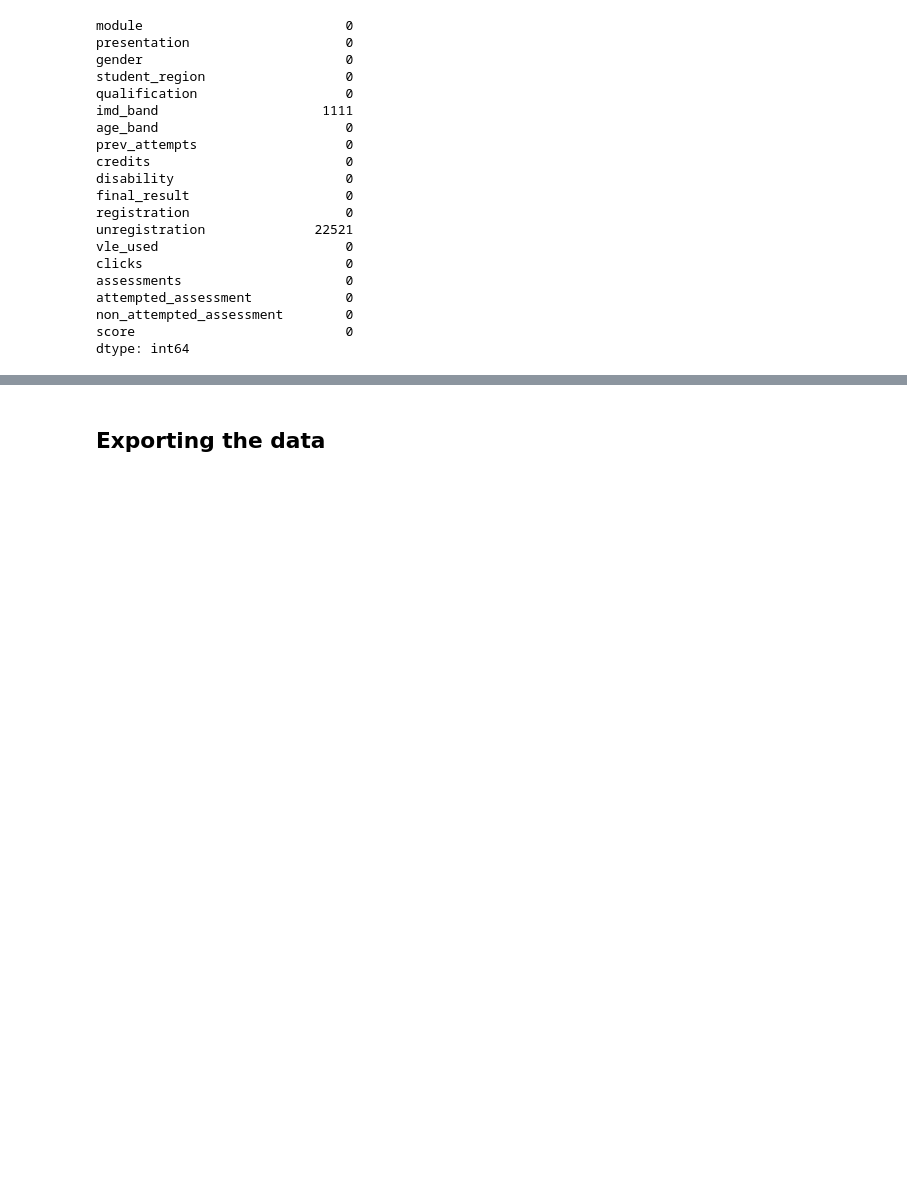
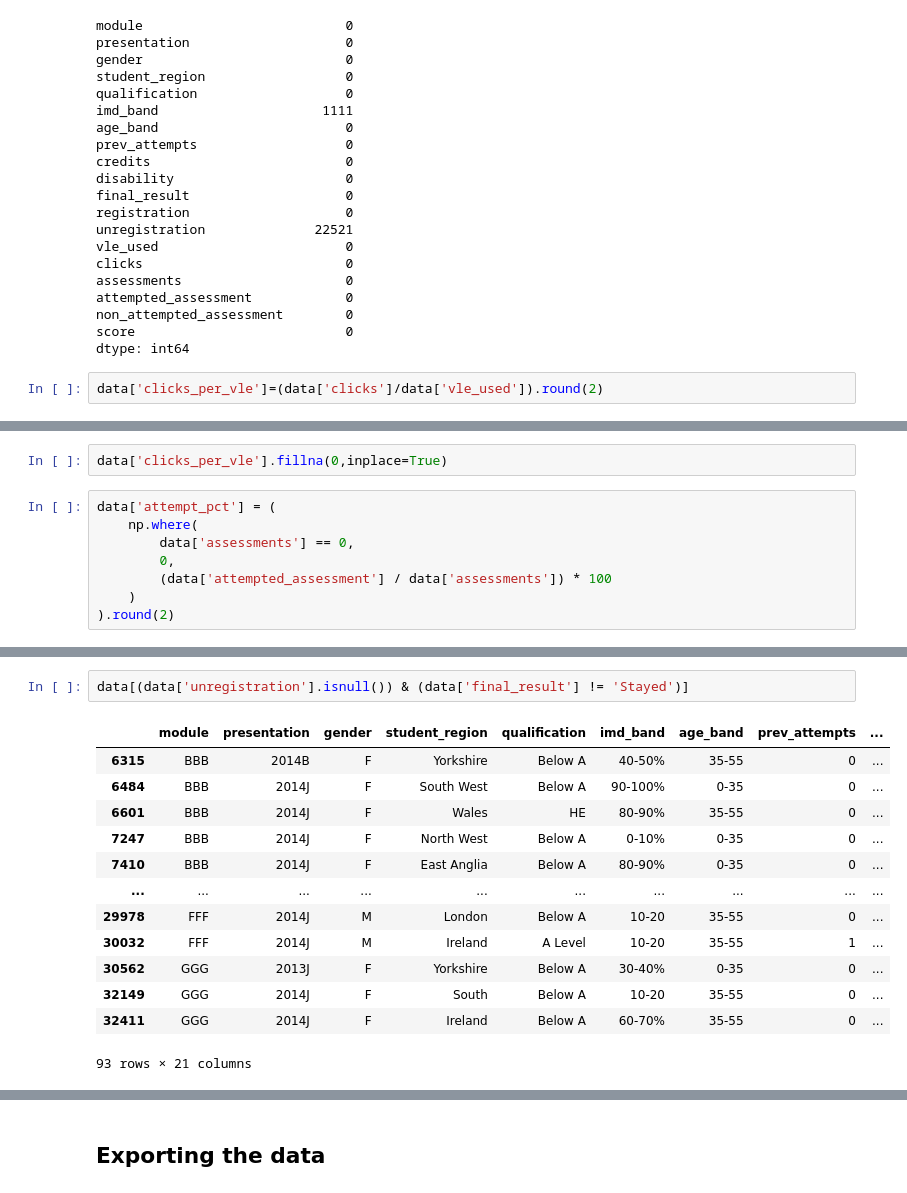
Before and after one commit to IamRaNo/ranojoy_data_analytics_projects, a Jupyter notebook: Beyond Oulad - Students Dropout/notebooks/02_sql_cleaning.ipynb, the cells around one changed output, grey strips where cells are left out. Saved outputs shown, nothing was run; the diff lists cells and outputs as text; blank space fills up the shorter version.

```diff
--- a/Beyond Oulad - Students Dropout/notebooks/02_sql_cleaning.ipynb
+++ b/Beyond Oulad - Students Dropout/notebooks/02_sql_cleaning.ipynb
@@ -396,3 +396,5 @@ attempted_assessment            0
 non_attempted_assessment        0
 score                           0
 dtype: int64
+# %%
+data['clicks_per_vle']=(data['clicks']/data['vle_used']).round(2)
@@ -398,0 +444,10 @@ dtype: int64
+# %%
+data['clicks_per_vle'].fillna(0,inplace=True)
+# %%
+data['attempt_pct'] = (
+    np.where(
+        data['assessments'] == 0,
+        0,
+        (data['attempted_assessment'] / data['assessments']) * 100
+    )
+).round(2)
@@ -398,0 +463,16 @@ dtype: int64
+# %%
+data[(data['unregistration'].isnull()) & (data['final_result'] != 'Stayed')]
+# %% [output]
+|  | module | presentation | gender | student_region | qualification | imd_band | age_band | prev_attempts | ... |
+| 6315 | BBB | 2014B | F | Yorkshire | Below A | 40-50% | 35-55 | 0 | ... |
+| 6484 | BBB | 2014J | F | South West | Below A | 90-100% | 0-35 | 0 | ... |
+| 6601 | BBB | 2014J | F | Wales | HE | 80-90% | 35-55 | 0 | ... |
+| 7247 | BBB | 2014J | F | North West | Below A | 0-10% | 0-35 | 0 | ... |
+| 7410 | BBB | 2014J | F | East Anglia | Below A | 80-90% | 0-35 | 0 | ... |
+| ... | ... | ... | ... | ... | ... | ... | ... | ... | ... |
+| 29978 | FFF | 2014J | M | London | Below A | 10-20 | 35-55 | 0 | ... |
+| 30032 | FFF | 2014J | M | Ireland | A Level | 10-20 | 35-55 | 1 | ... |
+| 30562 | GGG | 2013J | F | Yorkshire | Below A | 30-40% | 0-35 | 0 | ... |
+| 32149 | GGG | 2014J | F | South | Below A | 10-20 | 35-55 | 0 | ... |
+| 32411 | GGG | 2014J | F | Ireland | Below A | 60-70% | 35-55 | 0 | ... |
+93 rows × 21 columns
```
Also changed, not shown: parts of 7 cells of this notebook, 2 other files.
